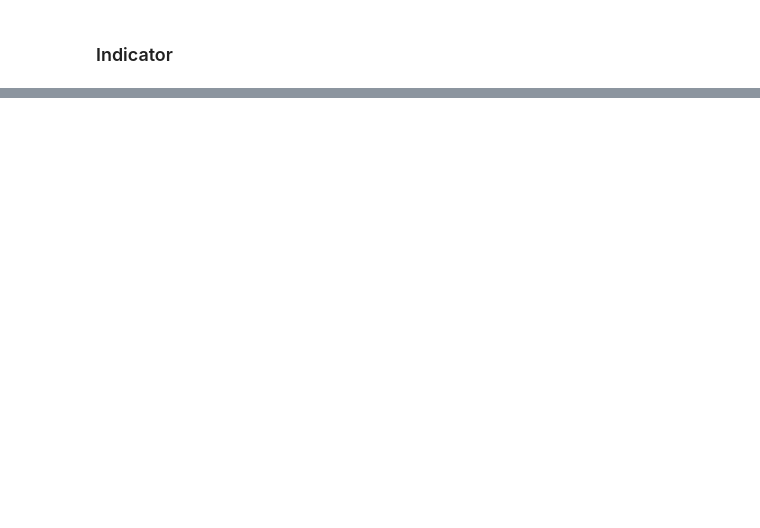
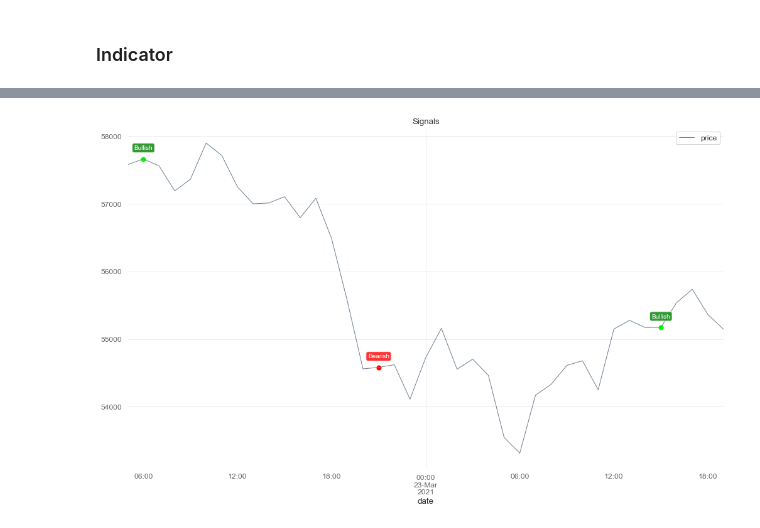
Before and after one commit to pauldoan/algorithmic-trading, a Jupyter notebook: strategies.ipynb, the cells around one changed output, grey strips where cells are left out. Drawn from its saved outputs; the diff is of its cells as text; code cells hidden in the pictures; blank space fills up the shorter version.

```diff
--- a/strategies.ipynb
+++ b/strategies.ipynb
@@ -111,3 +101,7 @@ ta.signals_stats(signals)
+# %%
+ta.plot_signals(signals)
+# %% [output]
+[figure, added]
 # %%
 coinbasepro_fee = .005
 trades = ta.get_trades(signals)
```
Also changed, not shown: parts of 9 cells of this notebook, 1 other file.
